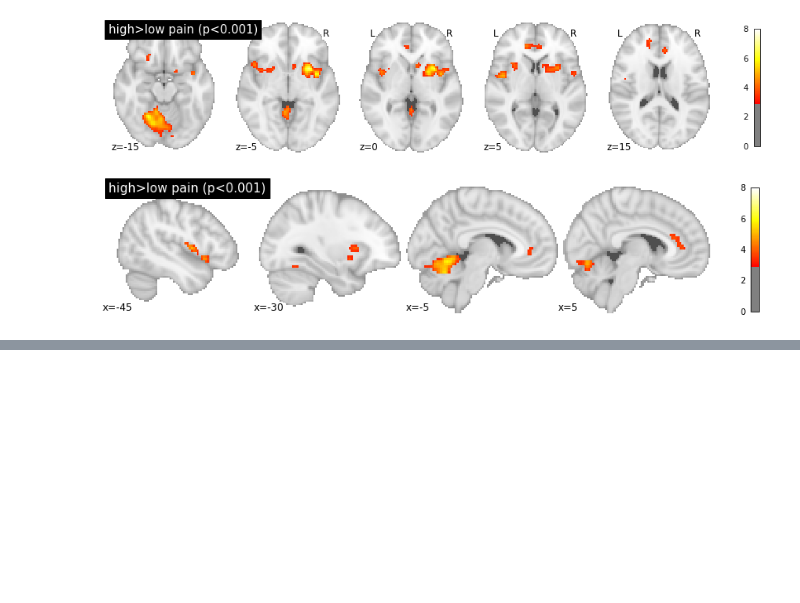
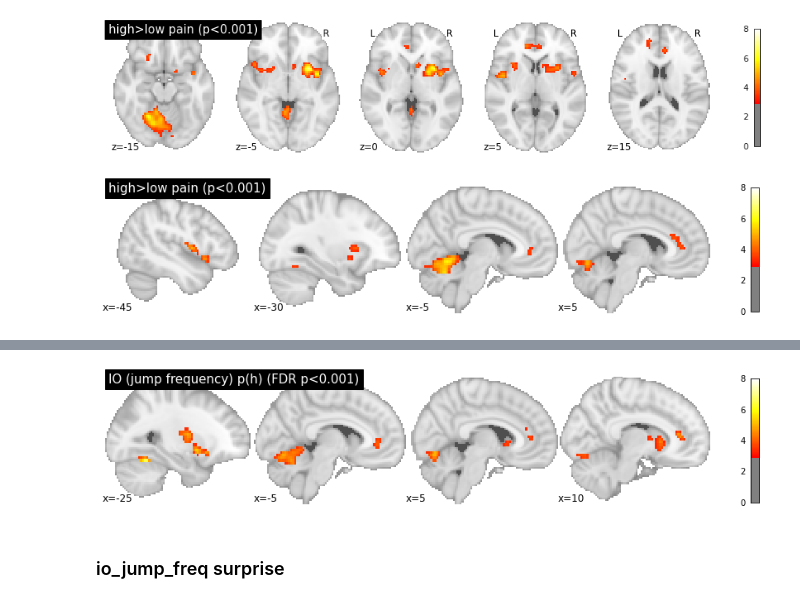
Before and after one commit to syzhang/tsl_hbi, a Jupyter notebook: imaging_plot/visualise.ipynb, the cells around one changed output, grey strips where cells are left out. Saved outputs shown, nothing was run; the diff lists cells and outputs as text; code cells hidden in the pictures; blank space fills up the shorter version.

```diff
--- a/imaging_plot/visualise.ipynb
+++ b/imaging_plot/visualise.ipynb
@@ -64,0 +99,8 @@ g.savefig('./figs/high_minus_low_x.pdf')
+# %%
+g = nilearn.plotting.plot_stat_map(
+    img, title=ttl,
+    threshold=3, vmax=8, display_mode='x',
+    cut_coords=(-25, -5, 5, 10),
+    colorbar=True);
+# %% [output]
+[figure, added]
@@ -64,0 +109,2 @@ g.savefig('./figs/high_minus_low_x.pdf')
+# %% [markdown]
+### io_jump_freq surprise
```
Also changed, not shown: parts of 39 cells of this notebook, 8 other files.
